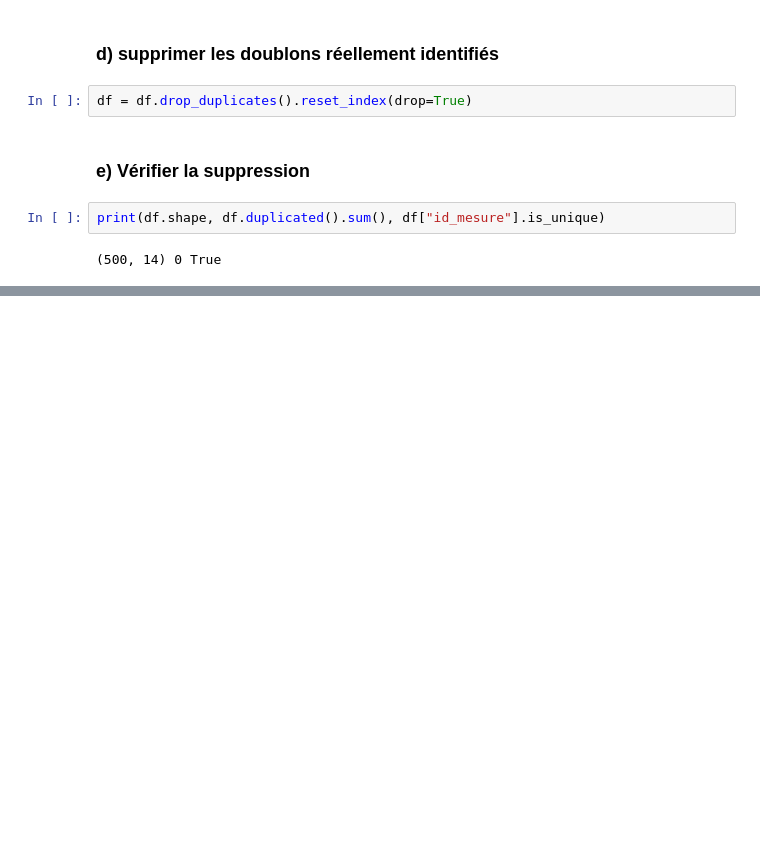
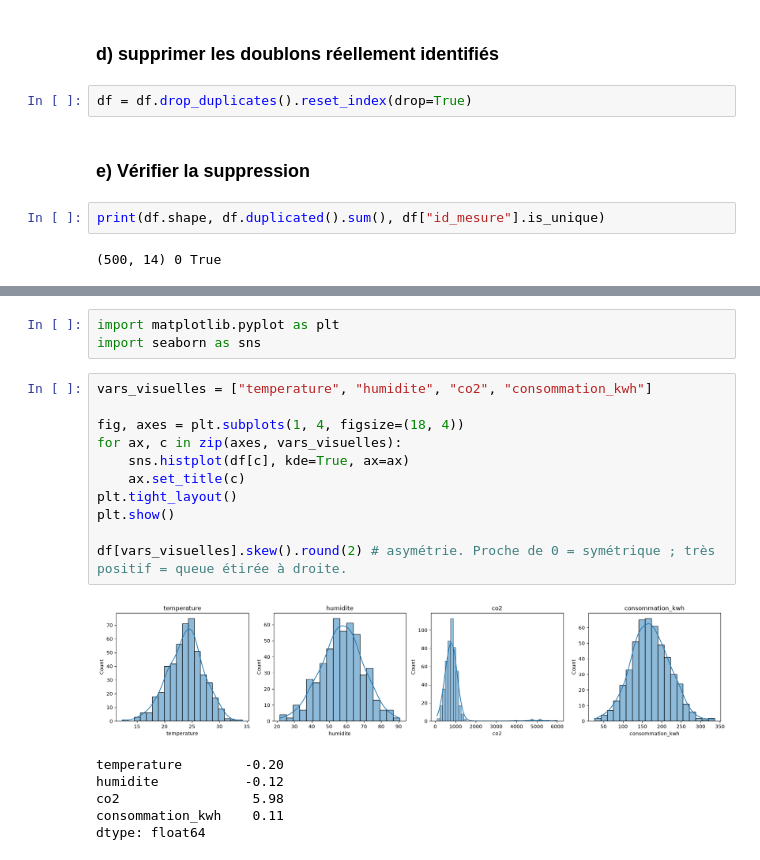
Before and after one commit to sinendoye/atelier_prepa_donnees_tab, a Jupyter notebook: notebooks/atelier_prepa_donnees_tab.ipynb, the cells around one changed output, grey strips where cells are left out. Saved outputs shown, nothing was run; the diff lists cells and outputs as text; blank space fills up the shorter version.

Commit message:
15a: Identification visuelle de l'asymétrie pour la température, l’humidité, le CO₂ et la consommation

```diff
--- a/notebooks/atelier_prepa_donnees_tab.ipynb
+++ b/notebooks/atelier_prepa_donnees_tab.ipynb
@@ -533,0 +558,21 @@ print(df.shape, df.duplicated().sum(), df["id_mesure"].is_unique)
+# %%
+import matplotlib.pyplot as plt
+import seaborn as sns
+# %%
+vars_visuelles = ["temperature", "humidite", "co2", "consommation_kwh"]
+
+fig, axes = plt.subplots(1, 4, figsize=(18, 4))
+for ax, c in zip(axes, vars_visuelles):
+    sns.histplot(df[c], kde=True, ax=ax)
+    ax.set_title(c)
+plt.tight_layout()
+plt.show()
+
+df[vars_visuelles].skew().round(2) # asymétrie. Proche de 0 = symétrique ; très positif = queue étirée à droite.
+# %% [output]
+[figure, added]
+temperature        -0.20
+humidite           -0.12
+co2                 5.98
+consommation_kwh    0.11
+dtype: float64
```
Also changed, not shown: parts of 3 cells of this notebook.
